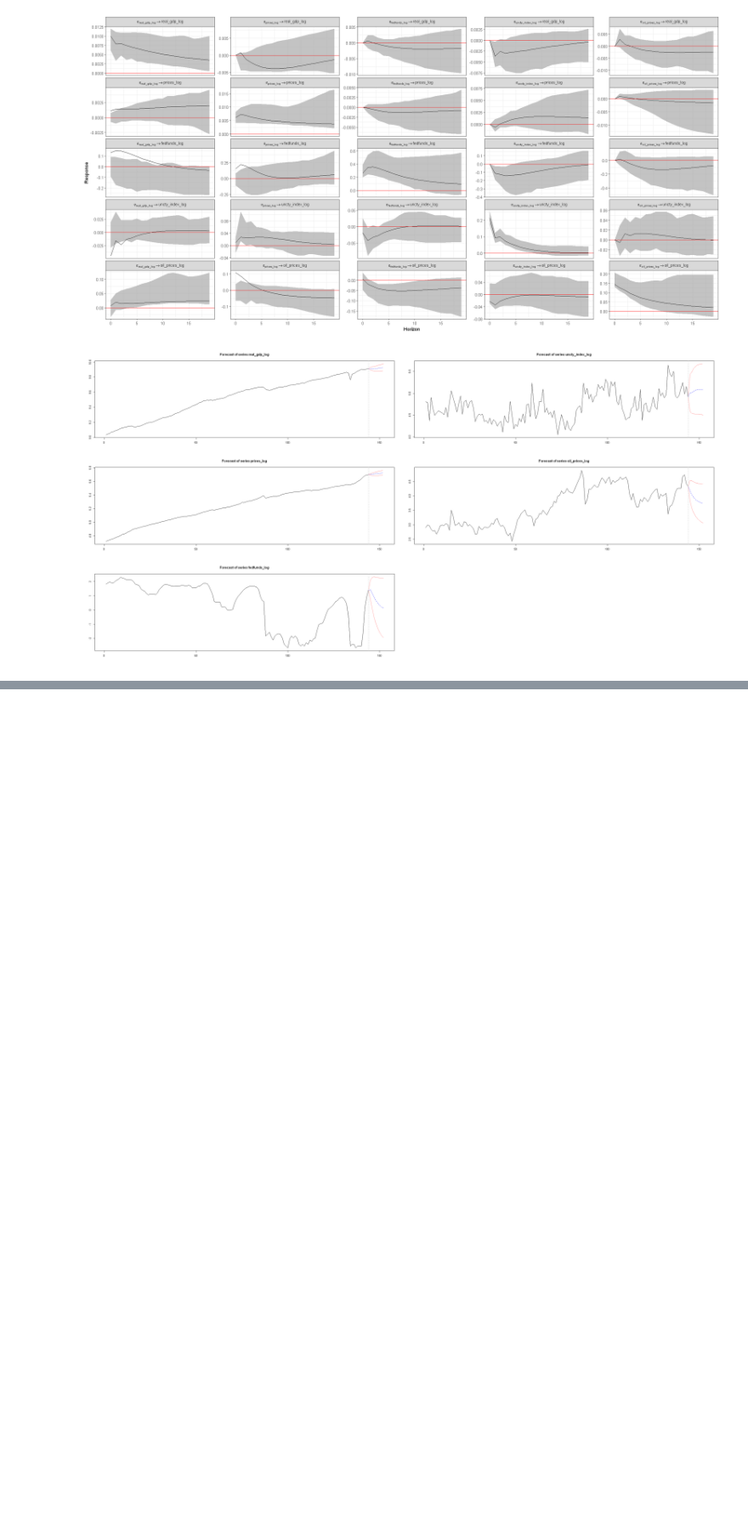
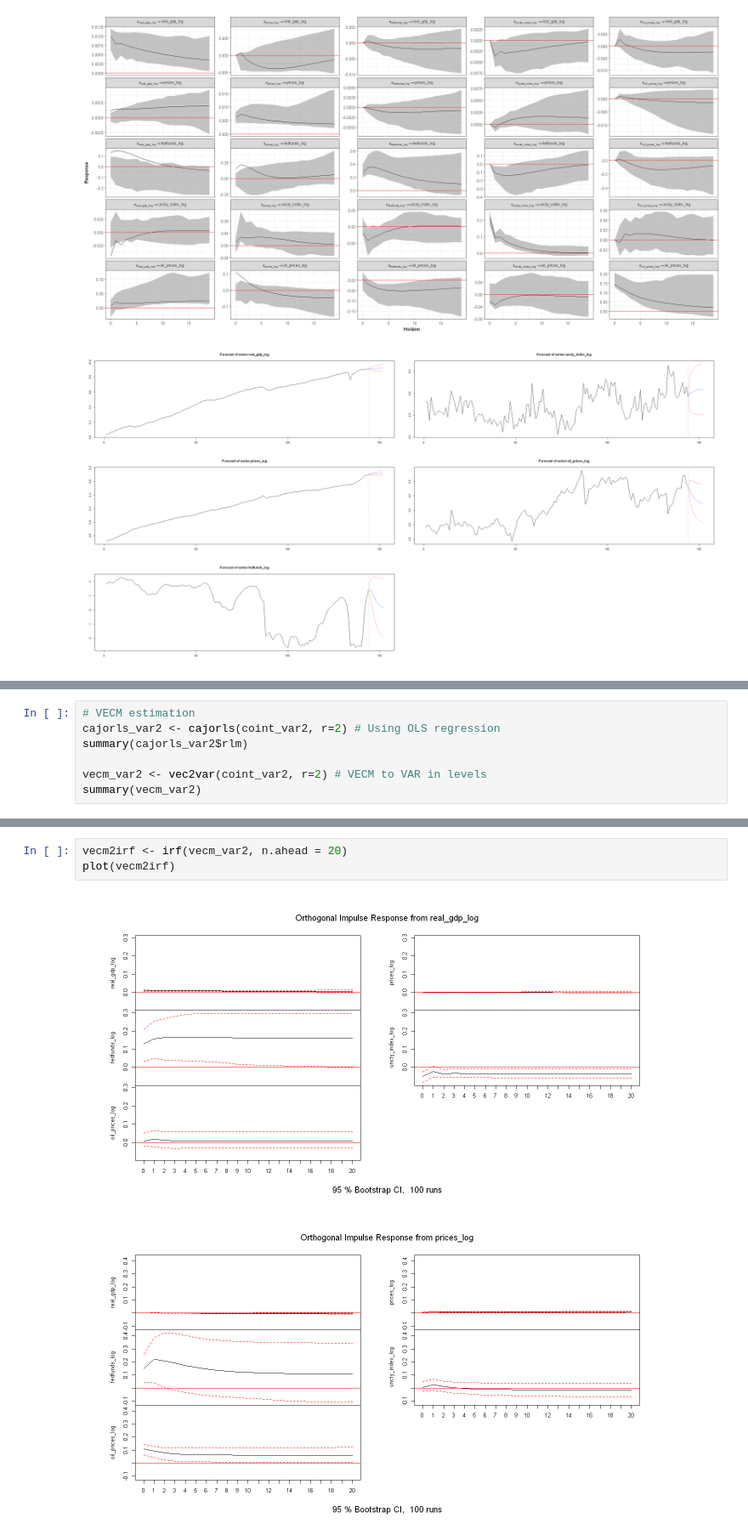
Before and after one commit to PetrCala/macro_tools_term_paper, a Jupyter notebook: code/cala_termpaper_main.ipynb, the cells around one changed output, grey strips where cells are left out. Shown at 85% size. Saved outputs shown, nothing was run; the diff lists cells and outputs as text; blank space fills up the shorter version.

Commit message:
Added VECM. Results look so stable, that you could fit a few horses in.

```diff
--- a/code/cala_termpaper_main.ipynb
+++ b/code/cala_termpaper_main.ipynb
@@ -934,0 +972,7 @@ Predictions for GDP and prices are very stable, as opposed to the wide confidenc
+# %%
+# VECM estimation
+cajorls_var2 <- cajorls(coint_var2, r=2) # Using OLS regression
+summary(cajorls_var2$rlm)
+
+vecm_var2 <- vec2var(coint_var2, r=2) # VECM to VAR in levels
+summary(vecm_var2)
@@ -934,0 +1016,6 @@ Predictions for GDP and prices are very stable, as opposed to the wide confidenc
+# %%
+vecm2irf <- irf(vecm_var2, n.ahead = 20)
+plot(vecm2irf)
+# %% [output]
+[figure, added]
+[figure, added]
```
Also changed, not shown: parts of 11 cells of this notebook.
